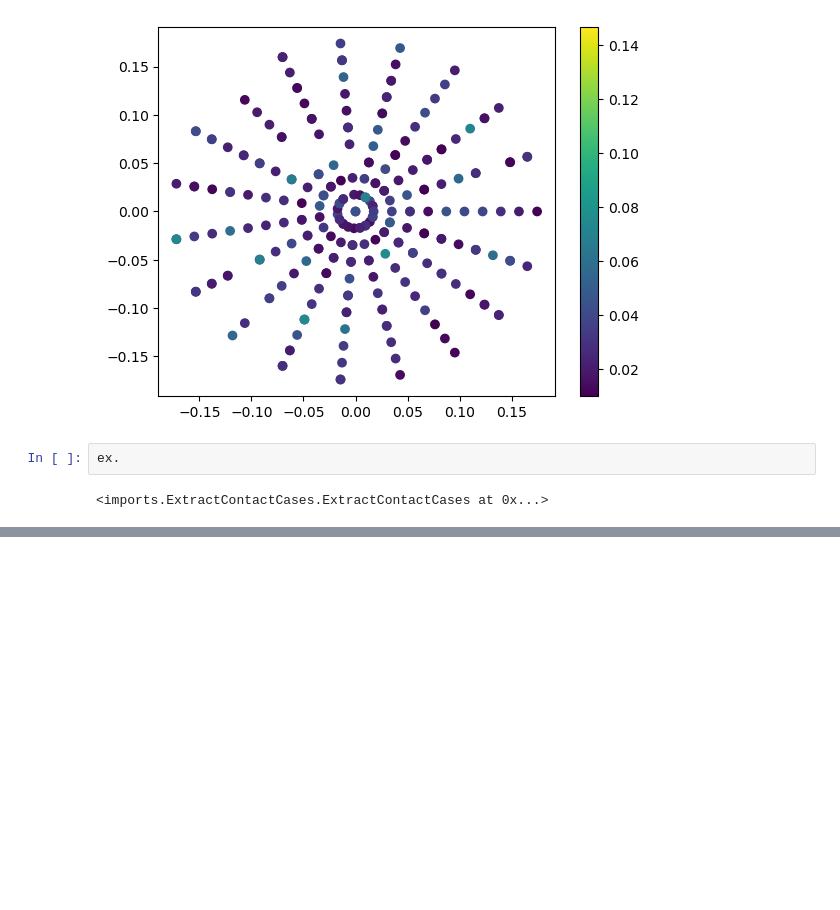
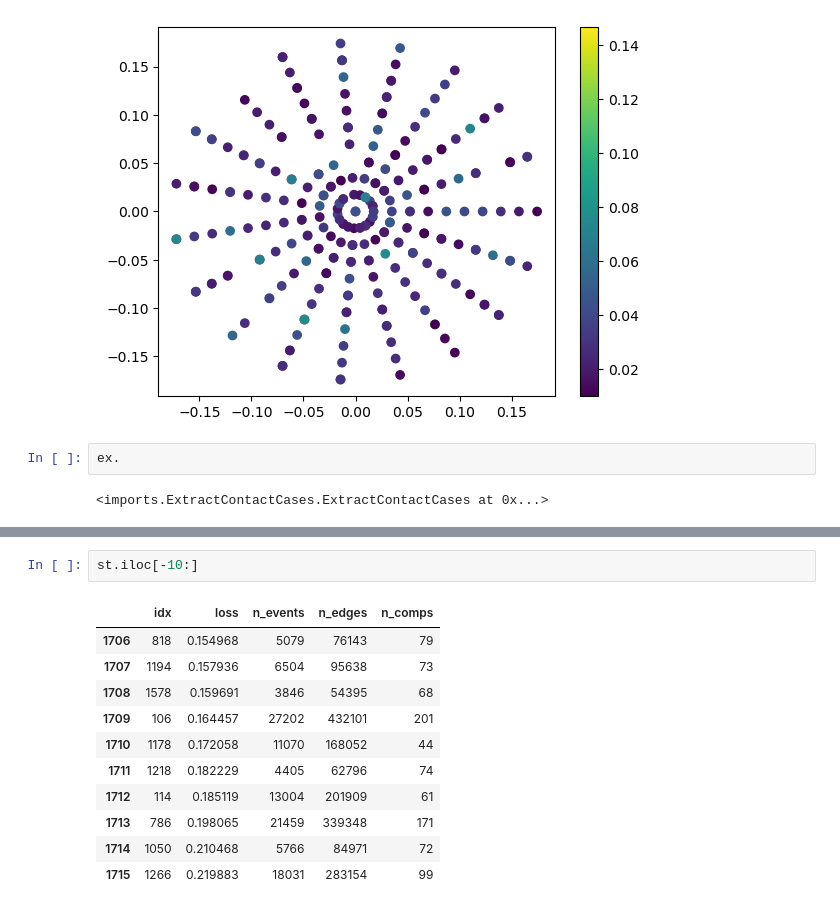
Before and after one commit to AdvancedResearchInnovationCenter/TactiGraph, a Jupyter notebook: src/validating.ipynb, the cells around one changed output, grey strips where cells are left out. Drawn from its saved outputs; the diff is of its cells as text; blank space fills up the shorter version.

```diff
--- a/src/validating.ipynb
+++ b/src/validating.ipynb
@@ -314,0 +477,14 @@ ex.
+# %%
+st.iloc[-10:]
+# %% [output]
+|  | idx | loss | n_events | n_edges | n_comps |
+| 1706 | 818 | 0.154968 | 5079 | 76143 | 79 |
+| 1707 | 1194 | 0.157936 | 6504 | 95638 | 73 |
+| 1708 | 1578 | 0.159691 | 3846 | 54395 | 68 |
+| 1709 | 106 | 0.164457 | 27202 | 432101 | 201 |
+| 1710 | 1178 | 0.172058 | 11070 | 168052 | 44 |
+| 1711 | 1218 | 0.182229 | 4405 | 62796 | 74 |
+| 1712 | 114 | 0.185119 | 13004 | 201909 | 61 |
+| 1713 | 786 | 0.198065 | 21459 | 339348 | 171 |
+| 1714 | 1050 | 0.210468 | 5766 | 84971 | 72 |
+| 1715 | 1266 | 0.219883 | 18031 | 283154 | 99 |
```
Also changed, not shown: parts of 17 cells of this notebook, 5 other files.
